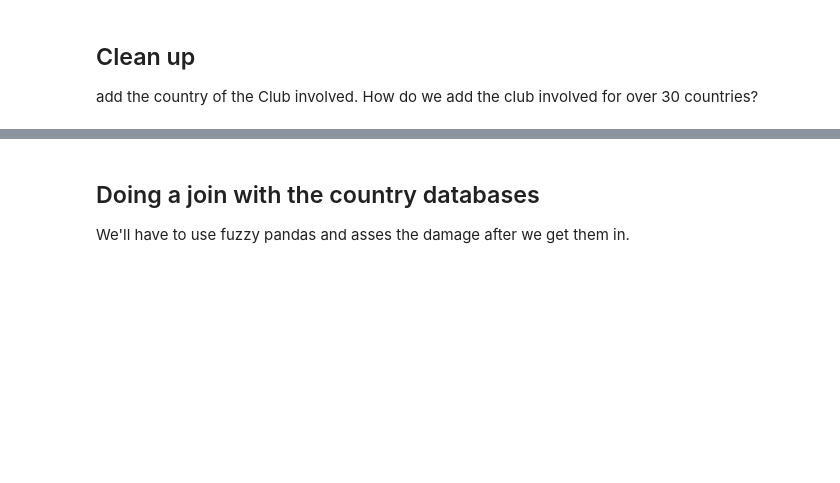
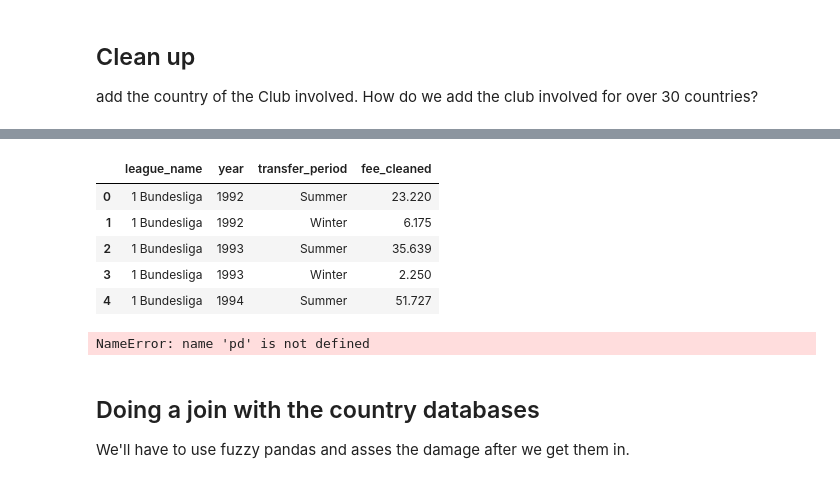
Before and after one commit to AhanPenkar/transfer-analysis, a Jupyter notebook: merge_notebook.ipynb, the cells around one changed output, grey strips where cells are left out. Saved outputs shown, nothing was run; the diff lists cells and outputs as text; code cells hidden in the pictures; blank space fills up the shorter version.

```diff
--- a/merge_notebook.ipynb
+++ b/merge_notebook.ipynb
@@ -79,0 +111,11 @@ len(leagues_df)
+# %%
+#Make a new dataaframe where we group by league_name and year and transfer_period and sum the fee_cleaned
+leagues_df_in_grouped = leagues_df_in.groupby(['league_name', 'year', 'transfer_period'])['fee_cleaned'].sum().reset_index()
+leagues_df_in_grouped.head(5)
+# %% [output]
+|  | league_name | year | transfer_period | fee_cleaned |
+| 0 | 1 Bundesliga | 1992 | Summer | 23.220 |
+| 1 | 1 Bundesliga | 1992 | Winter | 6.175 |
+| 2 | 1 Bundesliga | 1993 | Summer | 35.639 |
+| 3 | 1 Bundesliga | 1993 | Winter | 2.250 |
+| 4 | 1 Bundesliga | 1994 | Summer | 51.727 |
@@ -79,0 +128,6 @@ len(leagues_df)
+# %%
+#read in the year_wise df
+year_wise = pd.read_csv('year_wise.csv')
+year_wise
+# %% [output]
+NameError: name 'pd' is not defined
```
Also changed, not shown: parts of 21 cells of this notebook, 18 other files.
